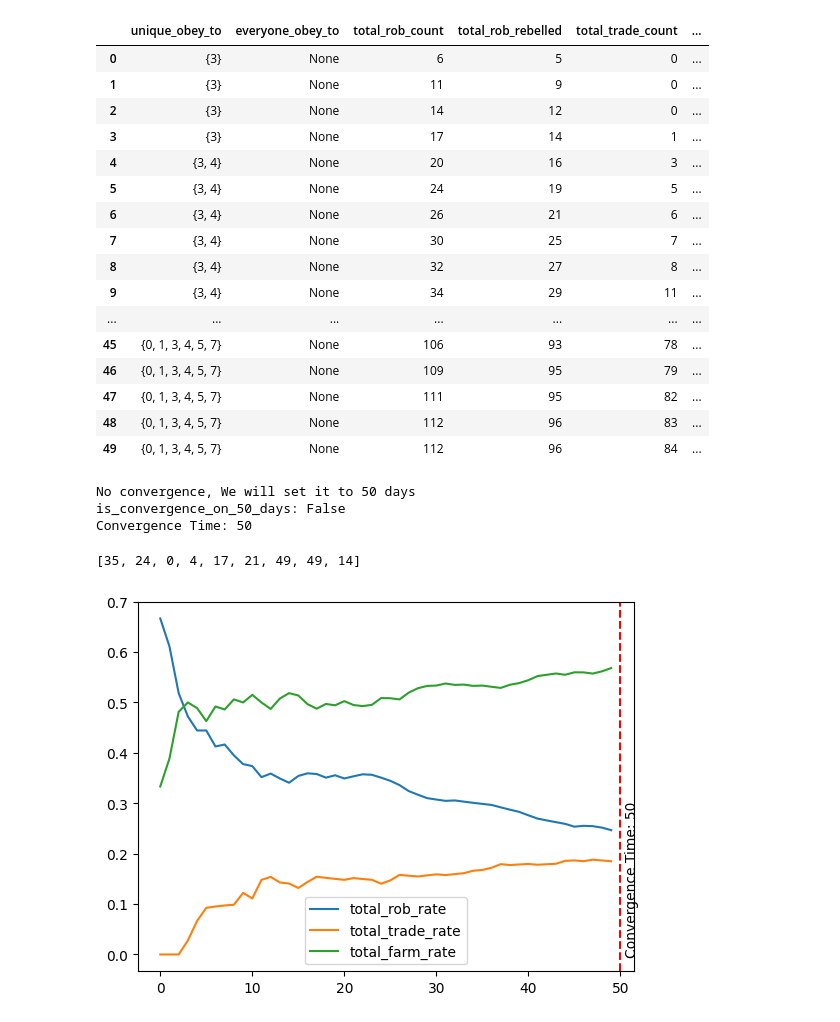
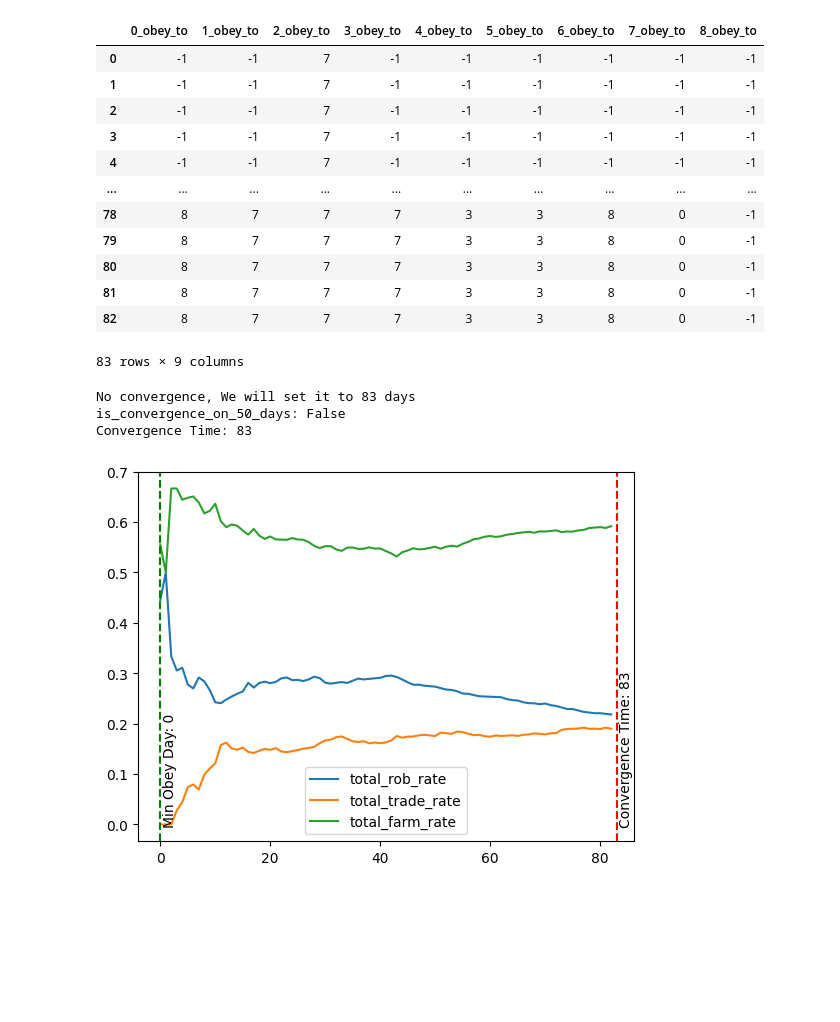
Before and after one commit to vichua2006/LLM-Social-Simulation, a Jupyter notebook: JupyterNotebook/csv_viewer.ipynb, the cells around one changed output. Cells and saved outputs as stored; diff of their text form; code cells hidden in the pictures; blank space fills up the shorter version.

```diff
--- a/JupyterNotebook/csv_viewer.ipynb
+++ b/JupyterNotebook/csv_viewer.ipynb
@@ -2,7 +2,7 @@
 import pandas as pd
 import csv
 import numpy as np
-file_name="D:\StudyLife\Github\LLM-Social-Simulation\CSV\download3-run.csv" #TODO: enter file path here
+file_name="D:\StudyLife\Github\LLM-Social-Simulation\Log\\12, 02 25AM.csv" #TODO: enter file path here
 data=[]
 pd.set_option('display.max_columns', 500)
 start_index=1 #The index at which actual data starts.
@@ -78,23 +74,19 @@ analysis_df['accept_trade_rate'] = analysis_df['total_trade_accepted'] / analysi
 final_df = pd.concat([df, analysis_df], axis=1)
 analysis_df
 # %% [output]
-|  | unique_obey_to | everyone_obey_to | total_rob_count | total_rob_rebelled | total_trade_count | ... |
-| 0 | {3} | None | 6 | 5 | 0 | ... |
-| 1 | {3} | None | 11 | 9 | 0 | ... |
-| 2 | {3} | None | 14 | 12 | 0 | ... |
-| 3 | {3} | None | 17 | 14 | 1 | ... |
-| 4 | {3, 4} | None | 20 | 16 | 3 | ... |
-| 5 | {3, 4} | None | 24 | 19 | 5 | ... |
-| 6 | {3, 4} | None | 26 | 21 | 6 | ... |
-| 7 | {3, 4} | None | 30 | 25 | 7 | ... |
-| 8 | {3, 4} | None | 32 | 27 | 8 | ... |
-| 9 | {3, 4} | None | 34 | 29 | 11 | ... |
-| ... | ... | ... | ... | ... | ... | ... |
-| 45 | {0, 1, 3, 4, 5, 7} | None | 106 | 93 | 78 | ... |
-| 46 | {0, 1, 3, 4, 5, 7} | None | 109 | 95 | 79 | ... |
-| 47 | {0, 1, 3, 4, 5, 7} | None | 111 | 95 | 82 | ... |
-| 48 | {0, 1, 3, 4, 5, 7} | None | 112 | 96 | 83 | ... |
-| 49 | {0, 1, 3, 4, 5, 7} | None | 112 | 96 | 84 | ... |
+|  | 0_obey_to | 1_obey_to | 2_obey_to | 3_obey_to | 4_obey_to | 5_obey_to | 6_obey_to | 7_obey_to | 8_obey_to |
+| 0 | -1 | -1 | 7 | -1 | -1 | -1 | -1 | -1 | -1 |
+| 1 | -1 | -1 | 7 | -1 | -1 | -1 | -1 | -1 | -1 |
+| 2 | -1 | -1 | 7 | -1 | -1 | -1 | -1 | -1 | -1 |
+| 3 | -1 | -1 | 7 | -1 | -1 | -1 | -1 | -1 | -1 |
+| 4 | -1 | -1 | 7 | -1 | -1 | -1 | -1 | -1 | -1 |
+| ... | ... | ... | ... | ... | ... | ... | ... | ... | ... |
+| 78 | 8 | 7 | 7 | 7 | 3 | 3 | 8 | 0 | -1 |
+| 79 | 8 | 7 | 7 | 7 | 3 | 3 | 8 | 0 | -1 |
+| 80 | 8 | 7 | 7 | 7 | 3 | 3 | 8 | 0 | -1 |
+| 81 | 8 | 7 | 7 | 7 | 3 | 3 | 8 | 0 | -1 |
+| 82 | 8 | 7 | 7 | 7 | 3 | 3 | 8 | 0 | -1 |
+83 rows × 9 columns
 # %%
 # Calculate the day that everyone obey to the same person
 convergence_time:int = analysis_df[analysis_df['everyone_obey_to'].notnull()].index[0] if analysis_df[analysis_df['everyone_obey_to'].notnull()].size > 0 else -1
@@ -110,23 +102,28 @@ first_obey_day = df[obey_columns].apply(lambda col: next((index for index, value
 first_obey_day = first_obey_day.replace(-1, day - 1)
 first_obey_day = first_obey_day.values.tolist()
 first_obey_day
+min_obey_day = min(first_obey_day)
 # %% [output]
-No convergence, We will set it to 50 days
+No convergence, We will set it to 83 days
 is_convergence_on_50_days: False
-Convergence Time: 50
+Convergence Time: 83
-[35, 24, 0, 4, 17, 21, 49, 49, 14]
 # %%
 # draw a curve of total_rob_rate, total_trade_rate, total_farm_rate
 from matplotlib import pyplot as plt
 
 plot = analysis_df[['total_rob_rate', 'total_trade_rate', 'total_farm_rate']].plot()
+#Convergence Time
 plt.axvline(x=convergence_time, color='red', linestyle='--', label=f'Convergence Time')
 plt.text(convergence_time+0.5, 0, f'Convergence Time: {convergence_time}', rotation=90)
+
+#min_obey_day
+plt.axvline(x=min_obey_day, color='green', linestyle='--', label=f'Min Obey Day')
+plt.text(min_obey_day+0.5, 0, f'Min Obey Day: {min_obey_day}', rotation=90)
 #save it to file
 fig = plot.get_figure()
 fig.savefig('total_action_rate.png')
 # %% [output]
-[figure, old version]
+[figure, new version]
 # %%
 #Experieent output, only one row
 experiemnt_df = pd.DataFrame()
```
Also changed, not shown: parts of 1 cell of this notebook.
